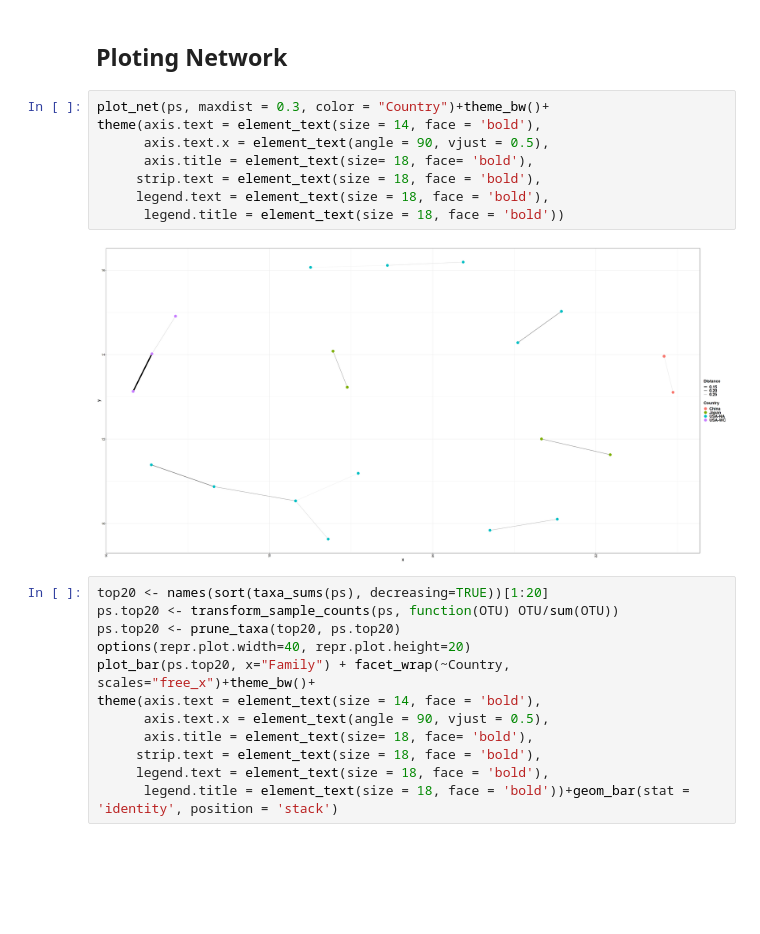
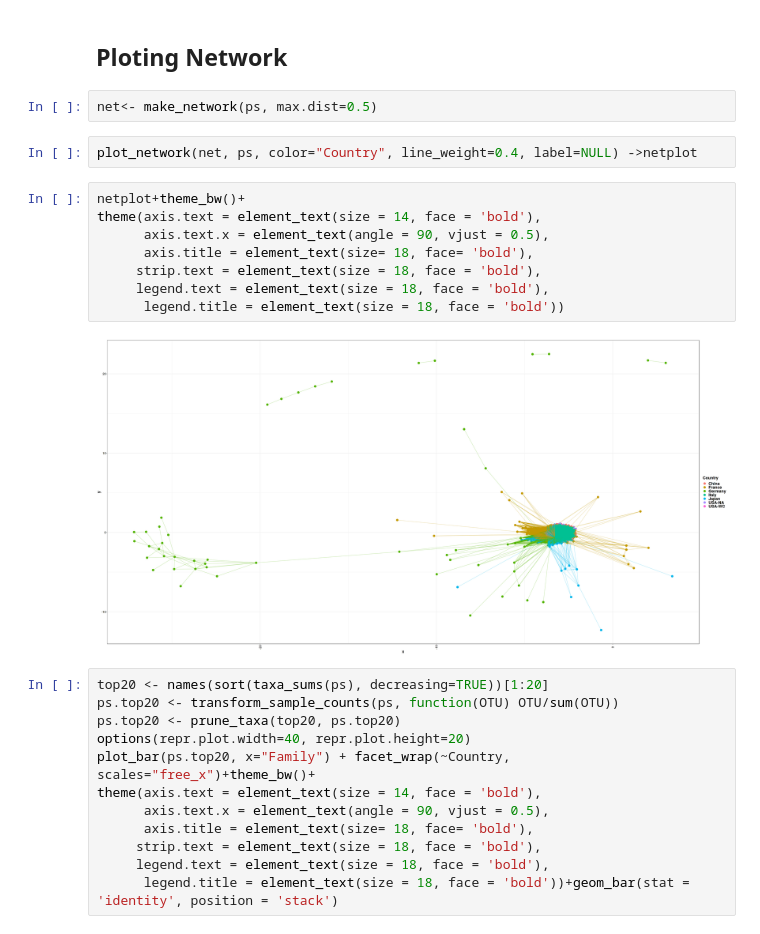
Before and after one commit to omicscodeathon/microbiome_covid19, a Jupyter notebook: notebook/Phyloseq Analysis.ipynb, the cells around one changed output. Saved outputs shown, nothing was run; the diff lists cells and outputs as text; blank space fills up the shorter version.

```diff
--- a/notebook/Phyloseq Analysis.ipynb
+++ b/notebook/Phyloseq Analysis.ipynb
@@ -229,15 +211,19 @@ theme(axis.text = element_text(size = 14, face = 'bold'),
 # %% [markdown]
 <h2> Ploting Network</h2>
 # %%
-plot_net(ps, maxdist = 0.3, color = "Country")+theme_bw()+
-theme(axis.text = element_text(size = 14, face = 'bold'),
-      axis.text.x = element_text(angle = 90, vjust = 0.5),
-      axis.title = element_text(size= 18, face= 'bold'),
-     strip.text = element_text(size = 18, face = 'bold'),
-     legend.text = element_text(size = 18, face = 'bold'),
-      legend.title = element_text(size = 18, face = 'bold'))
+net<- make_network(ps, max.dist=0.5)
-# %% [output]
-[figure, removed]
+# %%
+plot_network(net, ps, color="Country", line_weight=0.4, label=NULL) ->netplot
+# %%
+netplot+theme_bw()+
+theme(axis.text = element_text(size = 14, face = 'bold'),
+      axis.text.x = element_text(angle = 90, vjust = 0.5),
+      axis.title = element_text(size= 18, face= 'bold'),
+     strip.text = element_text(size = 18, face = 'bold'),
+     legend.text = element_text(size = 18, face = 'bold'),
+      legend.title = element_text(size = 18, face = 'bold'))
+# %% [output]
+[figure, added]
 # %%
 top20 <- names(sort(taxa_sums(ps), decreasing=TRUE))[1:20]
 ps.top20 <- transform_sample_counts(ps, function(OTU) OTU/sum(OTU))
```
Also changed, not shown: parts of 19 cells of this notebook.
